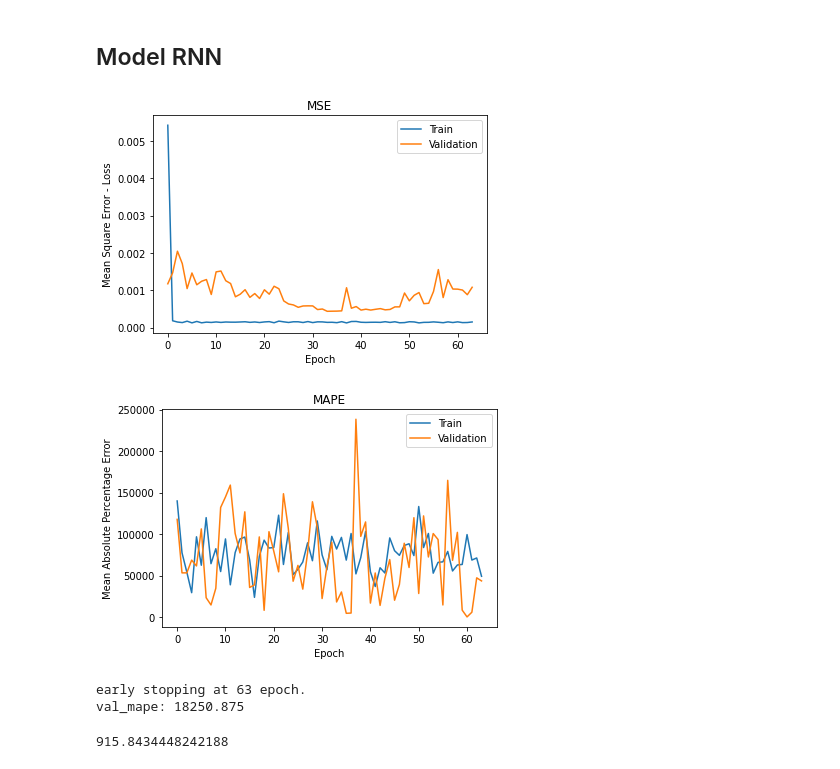
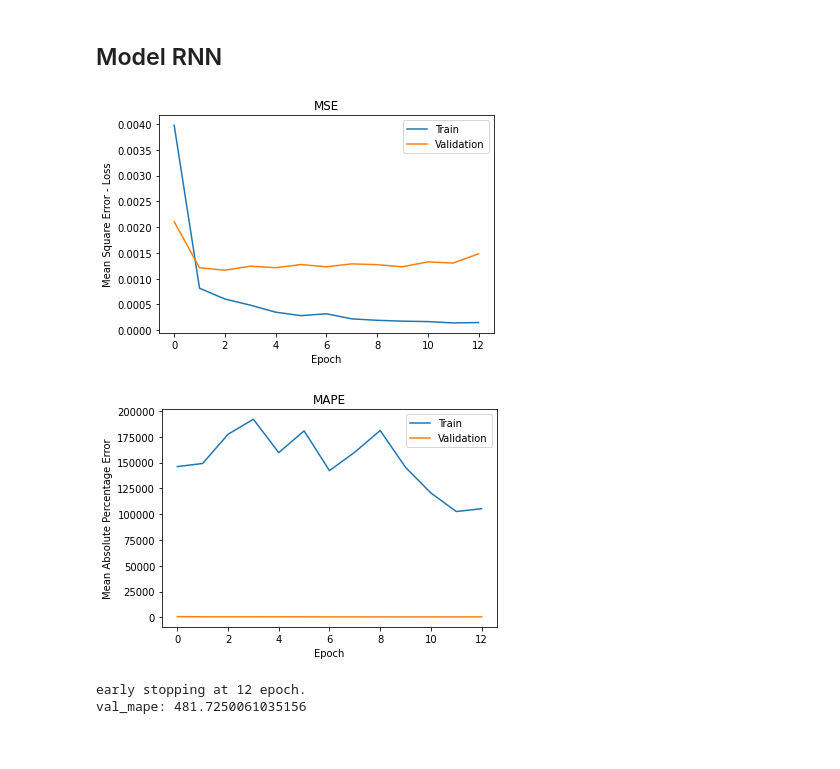
Before and after one commit to Jaouad-AHRAOUI/stock_prediction, a Jupyter notebook: notebooks/2_anastasia_LSTM.ipynb, the cells around one changed output. Drawn from its saved outputs; the diff is of its cells as text; code cells hidden in the pictures.

```diff
--- a/notebooks/2_anastasia_LSTM.ipynb
+++ b/notebooks/2_anastasia_LSTM.ipynb
@@ -144,13 +144,13 @@ def get_X_y(df, length=10, horizon=1, number_of_sequences=100):
 def train_model(df,
                 train_threshold=0.6,
                 val_threshold=0.8,
-                nb_sequences = 400,
+                nb_sequences = 100,
                 len_ = 20,
-                l_rate = 0.01,
-                momentum = 0.0001,
+                l_rate = 0.001,
+                momentum = 0,
                 loss = 'mse',
                 metric = MAPE,
-                patience = 30,
+                patience = 10,
                 batch_size = 32,
                 horizon=1,
                 plot_history=False):
@@ -199,8 +199,9 @@ def train_model(df,
 
         plot_loss(history, patience)
 
-    res = model.evaluate(X_test, y_test, verbose=0)
-    return res[1]
+#     res = model.evaluate(X_test, y_test, verbose=0)
+#     return res[1]
+    return X_train, y_train, X_test, y_test, model
 # %%
 #---Plot train val losses function
 
@@ -226,10 +227,9 @@ def plot_loss(history, patience):
 
     print(f"early stopping at {max(history.epoch)} epoch.\nval_mape: {val_mape}")
 # %%
-train_model(df = data, plot_history=True)
+X_train, y_train, X_test, y_test, model = train_model(df = data, plot_history=True)
 # %% [output]
-[figure, old version]
+[figure, new version]
-[figure, old version]
+[figure, new version]
-early stopping at 63 epoch.
-val_mape: 18250.875
+early stopping at 12 epoch.
+val_mape: 481.7250061035156
-915.8434448242188
```
Also changed, not shown: parts of 11 cells of this notebook.
